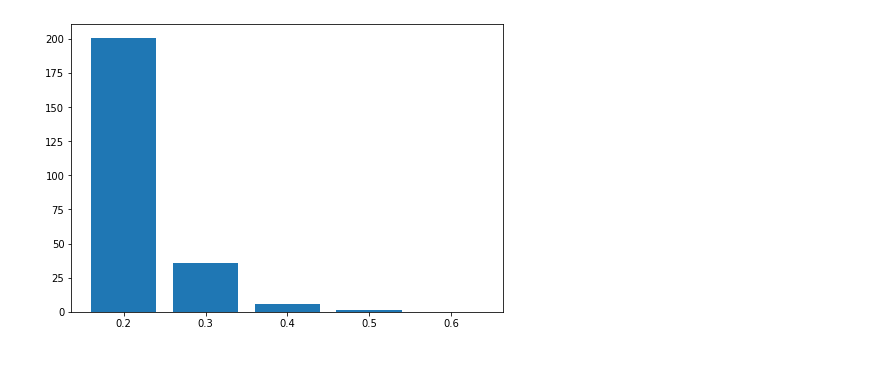
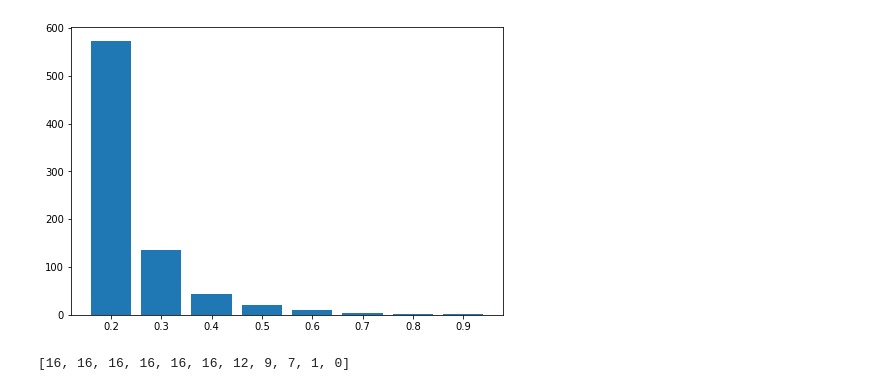
Before and after one commit to samucucchi/DataMining-1, a Jupyter notebook: AssociationRules-attrition.ipynb, the cells around one changed output. Saved outputs shown, nothing was run; the diff lists cells and outputs as text; code cells hidden in the pictures; blank space fills up the shorter version.

```diff
--- a/AssociationRules-attrition.ipynb
+++ b/AssociationRules-attrition.ipynb
@@ -123,8 +131,9 @@ df.head()
 # %%
 #Association Rules
 ar = pd.read_csv("./Dataset/AR.csv", header=None)
-itemsets = apriori(ar.values.tolist(), min_support=0.3, min_confidence=0.7, min_lift=1.01, min_length=2)
+itemsets = apriori(ar.values.tolist(), min_support=0.3, min_confidence=0.3, min_lift=1.5)
 
 ar = list(itemsets)
 len(ar)
+ar
 # %% [output]
@@ -148,5 +157,6 @@ for item in ar:
 label = ['title1', 'title2', 'title3', 'title4', 'title5', 'supp', 'conf', 'lift']
 
 sugg = pd.DataFrame.from_records(results)
-sugg
+for i in results:
+    print(i)
 # %% [output]
@@ -171,10 +175,10 @@ sugg
 length = list()
 array = pd.read_csv("./Dataset/AR.csv", header=None)
 
-for i in np.arange(0.1, 0.7, 0.1):
-    itemsets = apriori(array.values.tolist(), min_support=i, min_confidence=0.7, min_lift=1.01, min_length=2)
+for i in np.arange(0.1, , 0.1):
+    itemsets = apriori(array.values.tolist(), min_support=i, min_length=2)
     ar = list(itemsets)
     length.append(len(ar))
 
-length[1:5]
+length[0:5]
 # %% [output]
@@ -182,9 +209,21 @@ length[1:5]
 # %%
 import matplotlib.pyplot as plt
 fig = plt.figure()
 ax = fig.add_axes([0,0,1,1])
-langs = ['0.2', '0.3', '0.4', '0.5', '0.6']
-ax.bar(langs,length[1:6])
+langs = ['0.2', '0.3', '0.4', '0.5', '0.6', '0.7', '0.8', '0.9']
+ax.bar(langs,length[1:9])
 plt.show()
 # %% [output]
-[figure, old version]
+[figure, new version]
+# %%
+length = list()
+array = pd.read_csv("./Dataset/AR.csv", header=None)
+
+for i in np.arange(0.1, 1.2, 0.1):
+    itemsets = apriori(array.values.tolist(), min_support=0.3, min_confidence=i, min_lift=1.03, min_length=2)
+    ar = list(itemsets)
+    length.append(len(ar))
+
+length
+# %% [output]
+[16, 16, 16, 16, 16, 16, 12, 9, 7, 1, 0]
```
Also changed, not shown: parts of 14 cells of this notebook, 1 other file.
